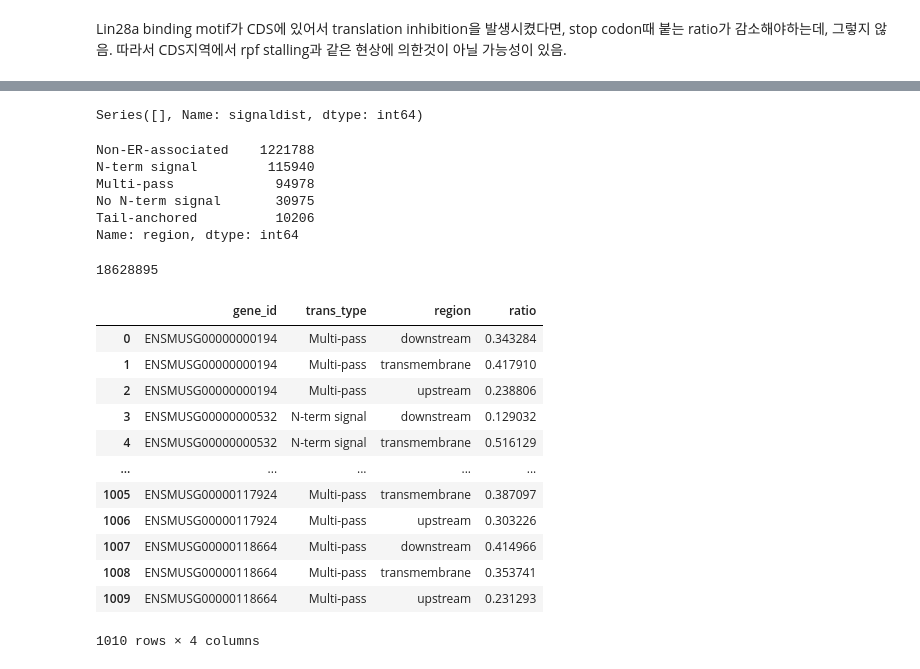
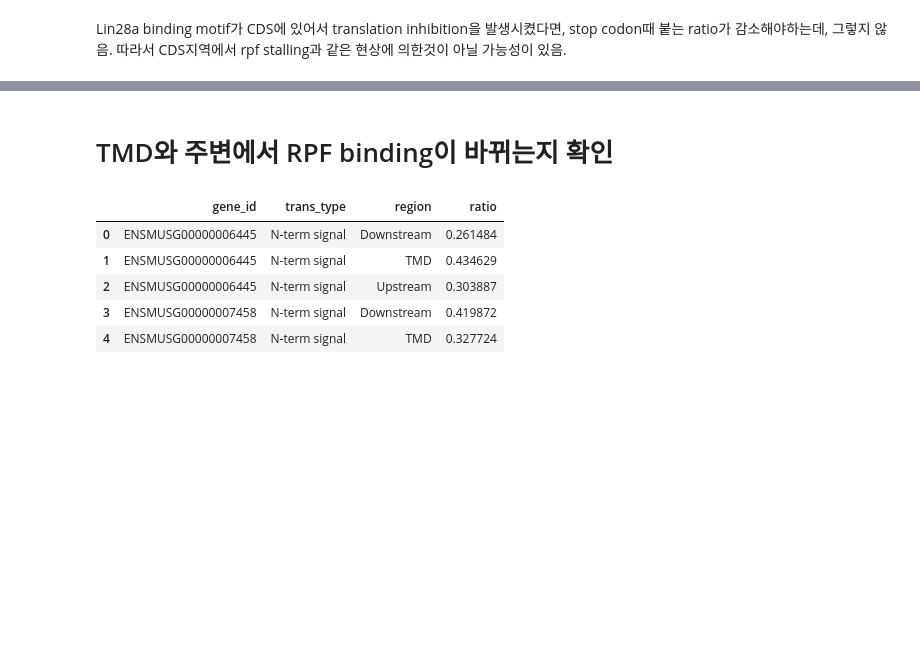
Before and after one commit to junsoopablo/bioinfo2_project, a Jupyter notebook: self_proj/riboseq_depth_change.ipynb, the cells around one changed output, grey strips where cells are left out. Saved outputs shown, nothing was run; the diff lists cells and outputs as text; code cells hidden in the pictures; blank space fills up the shorter version.

```diff
--- a/self_proj/riboseq_depth_change.ipynb
+++ b/self_proj/riboseq_depth_change.ipynb
@@ -355,8 +302,8 @@ def get_transmem_dist(df, Dist):
     df = df.loc[df['gene_id'].isin(peakmid_dic.keys())].copy()
     df['dist_from_center'] = df.apply(lambda y: min(peakmid_dic.get(y['gene_id']), key=lambda x:abs(x-y['reltostart-asite'])) - y['reltostart-asite'] if (y['gene_id'] in peakmid_dic.keys()) else None, axis=1)
     df = df.loc[abs(df['dist_from_center'])<Dist]
-    df['region'] = np.where(df['dist_from_center'].isin(range(-70,71)), 'transmembrane',
-                                        np.where(df['dist_from_center']>0, 'downstream', 'upstream'))
+    df['region'] = np.where(df['dist_from_center'].isin(range(-70,71)), 'TMD',
+                                        np.where(df['dist_from_center']>0, 'Downstream', 'Upstream'))
     return df
 # %%
 def trans_typing(df, ratio=True):
@@ -364,14 +311,14 @@ def trans_typing(df, ratio=True):
                                             np.where(df['gene_id'].isin(multi_genes), 'Multi-pass',
                                                     np.where(df['gene_id'].isin(signal_genes), 'N-term signal',
                                                             np.where(df['gene_id'].isin(single_genes), 'No N-term signal', 'Non-ER-associated'))))
-    df_ratio = df.groupby(['gene_id','trans_type','region']).sum()['count']
+    df_ratio = df.groupby(['gene_id','trans_type','region']).sum()['rpm']
     df_ratio = df_ratio.loc[df_ratio.sum(level=['gene_id','trans_type'])>20]
     if ratio==True:
         df_ratio = df_ratio / df_ratio.sum(level='gene_id')
         df_ratio = df_ratio.to_frame(name='ratio').reset_index()
         return(df_ratio)
     else:
-        df_ratio = df_ratio.to_frame(name='count').reset_index()
+        df_ratio = df_ratio.to_frame(name='rpm').reset_index()
         return(df_ratio)
 # %% [markdown]
 # Reproduce Figure5D
@@ -680,37 +559,15 @@ siLuc_df.dropna()
-# %%
-siLuc_df.sort_values(by='signaldist')
-# %% [output]
-Series([], Name: signaldist, dtype: int64)
-# %%
-siLuc_df['region'].value_counts()
-# %% [output]
-Non-ER-associated    1221788
-N-term signal         115940
-Multi-pass             94978
-No N-term signal       30975
-Tail-anchored          10206
-Name: region, dtype: int64
-# %%
-siLuc_depth
-# %% [output]
-18628895
+# %% [markdown]
+# TMD와 주변에서 RPF binding이 바뀌는지 확인
 # %%
 siLuc_df = select_highly_expressing_genes('siLuc_transcriptome.bed')
 siLuc_trans = get_transmem_dist(siLuc_df, Dist)
 siLuc_count = trans_typing(siLuc_trans, ratio=False)
 siLuc_ratio = trans_typing(siLuc_trans, ratio=True)
-siLuc_ratio
+siLuc_ratio.head()
 # %% [output]
 |  | gene_id | trans_type | region | ratio |
-| 0 | ENSMUSG00000000194 | Multi-pass | downstream | 0.343284 |
-| 1 | ENSMUSG00000000194 | Multi-pass | transmembrane | 0.417910 |
-| 2 | ENSMUSG00000000194 | Multi-pass | upstream | 0.238806 |
-| 3 | ENSMUSG00000000532 | N-term signal | downstream | 0.129032 |
-| 4 | ENSMUSG00000000532 | N-term signal | transmembrane | 0.516129 |
-| ... | ... | ... | ... | ... |
-| 1005 | ENSMUSG00000117924 | Multi-pass | transmembrane | 0.387097 |
-| 1006 | ENSMUSG00000117924 | Multi-pass | upstream | 0.303226 |
-| 1007 | ENSMUSG00000118664 | Multi-pass | downstream | 0.414966 |
-| 1008 | ENSMUSG00000118664 | Multi-pass | transmembrane | 0.353741 |
-| 1009 | ENSMUSG00000118664 | Multi-pass | upstream | 0.231293 |
+| 0 | ENSMUSG00000006445 | N-term signal | Downstream | 0.261484 |
+| 1 | ENSMUSG00000006445 | N-term signal | TMD | 0.434629 |
+| 2 | ENSMUSG00000006445 | N-term signal | Upstream | 0.303887 |
+| 3 | ENSMUSG00000007458 | N-term signal | Downstream | 0.419872 |
+| 4 | ENSMUSG00000007458 | N-term signal | TMD | 0.327724 |
-1010 rows × 4 columns
```
Also changed, not shown: parts of 53 cells of this notebook, 2 other files.
